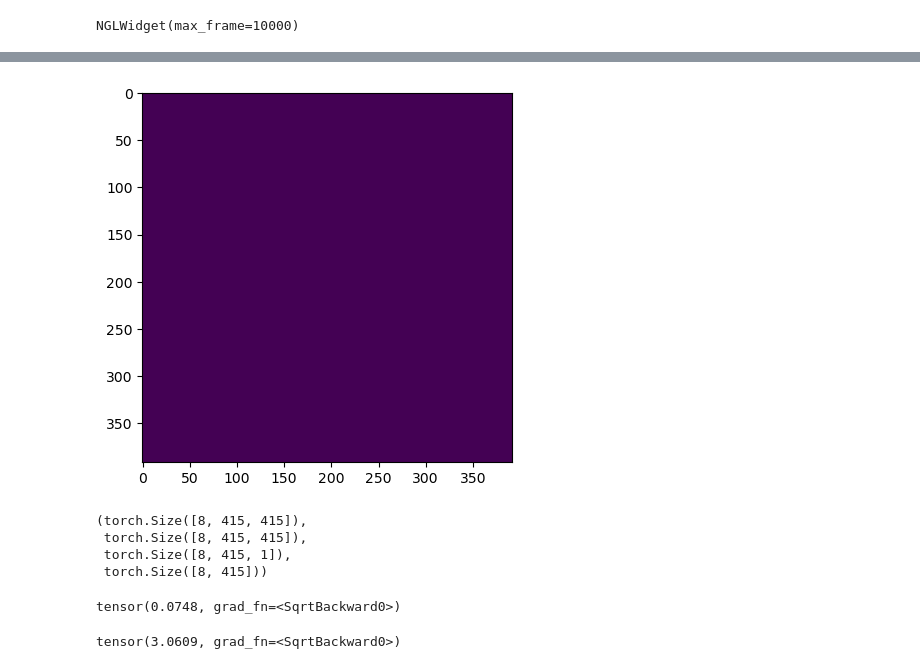
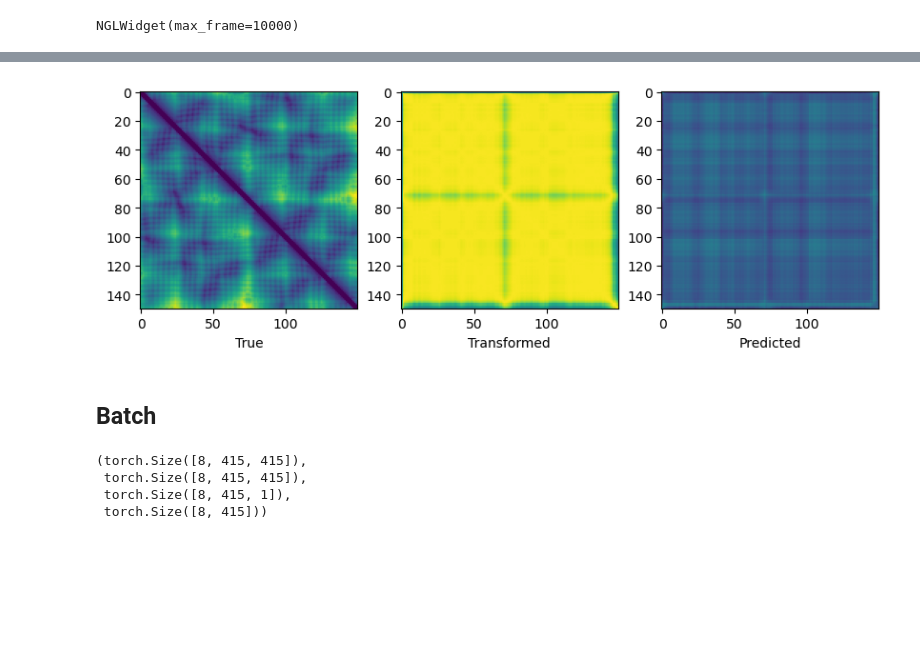
Before and after one commit to flatironinstitute/RocketSHP, a Jupyter notebook: notebooks/2.0_evaluate_model_atlas.ipynb, the cells around one changed output, grey strips where cells are left out. Drawn from its saved outputs; the diff is of its cells as text; code cells hidden in the pictures; blank space fills up the shorter version.

```diff
--- a/notebooks/2.0_evaluate_model_atlas.ipynb
+++ b/notebooks/2.0_evaluate_model_atlas.ipynb
@@ -98,8 +94,22 @@ plt.show()
-# %%
-plt.imshow(sqfm_both.squeeze())
-plt.show()
-# %% [output]
-[figure, removed]
+# %%
+fig, ax = plt.subplots(1, 3, figsize=(10, 10))
+
+true_sqform = md.geometry.squareform(
+                *md.compute_contacts(traj[0], scheme="ca", ignore_nonprotein=True)
+            )
+transform_sqform = model._cross_transform((feats["seq_feats"].unsqueeze(0), feats["struct_feats"].unsqueeze(0))).squeeze().detach().cpu().numpy()
+
+ax[0].imshow(true_sqform.squeeze())
+ax[0].set_xlabel("True")
+ax[1].imshow(transform_sqform)
+ax[1].set_xlabel("Transformed")
+ax[2].imshow(sqfm_both.squeeze())
+ax[2].set_xlabel("Predicted")
+plt.show()
+# %% [output]
+[figure, added]
+# %% [markdown]
+## Batch
 # %%
 fb, yb, lb = next(iter(adl.train_dataloader()))
 # %%
@@ -116,8 +139,0 @@ from rocketshp.modeling.pt_lightning import compute_square_masked_mse_loss, comp
-# %%
-compute_masked_mse_loss(predb["rmsf"], yb["rmsf"].unsqueeze(-1), lb, rmse=True)
-# %% [output]
-tensor(0.0748, grad_fn=<SqrtBackward0>)
-# %%
-compute_square_masked_mse_loss(predb["ca_dist"], yb["ca_dist"], lb, rmse=True)
-# %% [output]
-tensor(3.0609, grad_fn=<SqrtBackward0>)
```
Also changed, not shown: parts of 16 cells of this notebook, 16 other files.
